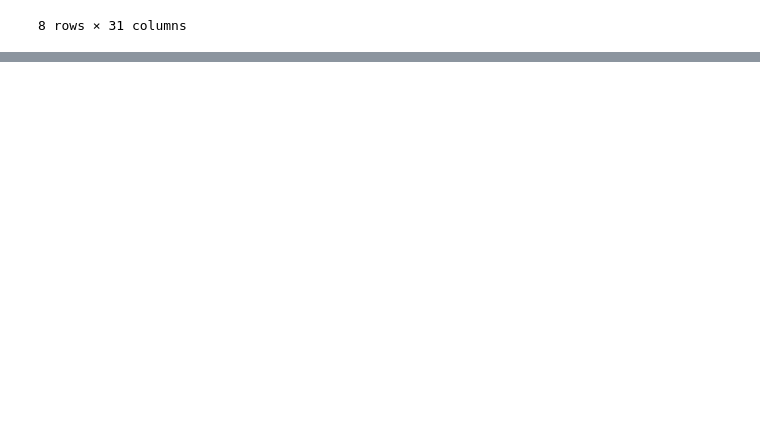
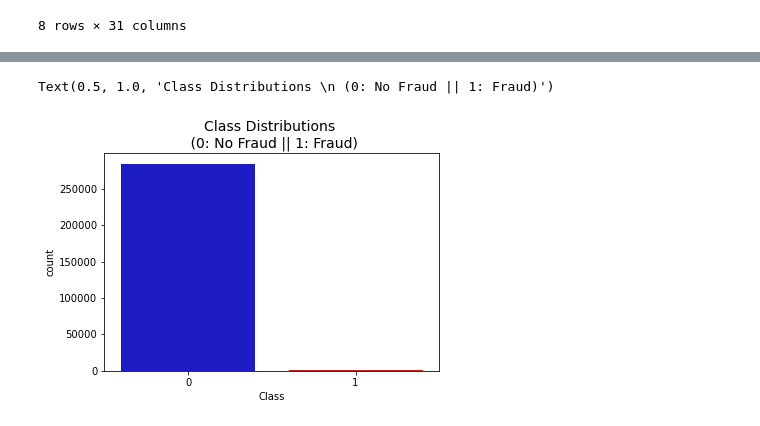
Before and after one commit to adrepd/TA-credit-card-fraud-detection, a Jupyter notebook: main.ipynb, the cells around one changed output, grey strips where cells are left out. Drawn from its saved outputs; the diff is of its cells as text; code cells hidden in the pictures; blank space fills up the shorter version.

Commit message:
kaggle notebook

```diff
--- a/main.ipynb
+++ b/main.ipynb
@@ -28,0 +58,10 @@ df.describe()
+# %%
+#https://www.kaggle.com/janiobachmann/credit-fraud-dealing-with-imbalanced-datasets
+
+colors = ["#0101DF", "#DF0101"]
+
+sns.countplot('Class', data=df, palette=colors)
+plt.title('Class Distributions \n (0: No Fraud || 1: Fraud)', fontsize=14)
+# %% [output]
+Text(0.5, 1.0, 'Class Distributions \n (0: No Fraud || 1: Fraud)')
+[figure, added]
```
Also changed, not shown: parts of 7 cells of this notebook.
